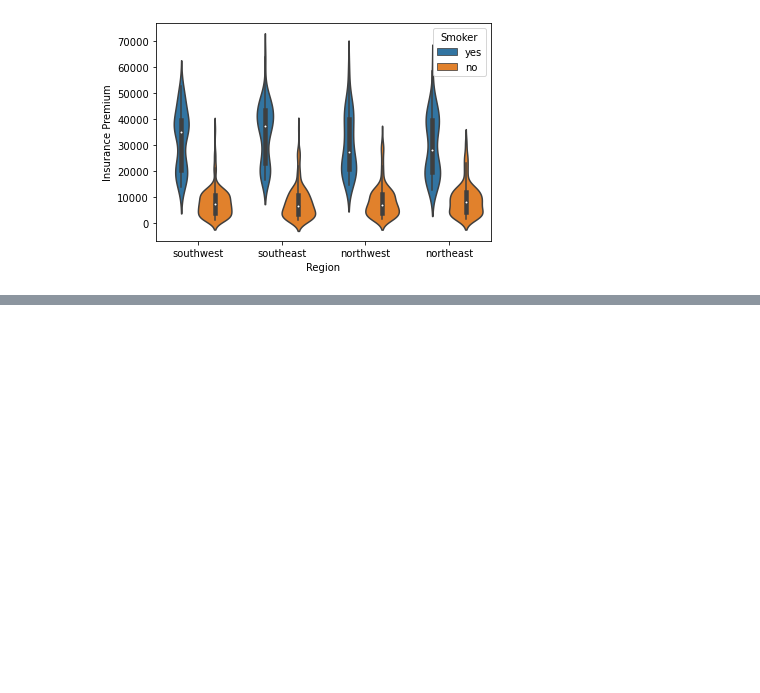
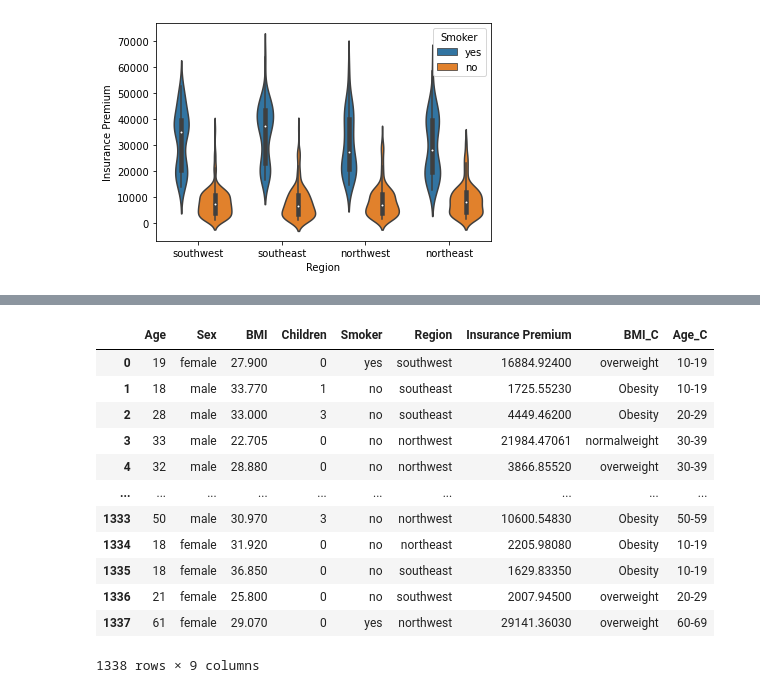
Before and after one commit to data301-2021-summer2/project-group24-project, a Jupyter notebook: analysis/scripts/Data Analysis.ipynb, the cells around one changed output, grey strips where cells are left out. Drawn from its saved outputs; the diff is of its cells as text; code cells hidden in the pictures; blank space fills up the shorter version.

```diff
--- a/analysis/scripts/Data Analysis.ipynb
+++ b/analysis/scripts/Data Analysis.ipynb
@@ -154,0 +144,13 @@ The Insurance Premium for smokers are higher than non-smokers no matter what gen
+# %%
+BMI_C=[]
+for i in df.BMI:
+    if i<18.5:
+        BMI_C.append('underweight')
+    elif 18.5<=i<25:
+        BMI_C.append('normalweight')
+    elif 25<=i<30:
+        BMI_C.append('overweight')
+    elif i>=30:
+        BMI_C.append('Obesity')
+df['BMI_C']=BMI_C
+df
@@ -154,0 +187,34 @@ The Insurance Premium for smokers are higher than non-smokers no matter what gen
+# %%
+Age_C=[]
+for i in df.Age:
+    if 0<i<10:
+        Age_C.append('0-9')
+    elif 10<=i<20:
+        Age_C.append('10-19')
+    elif 20<=i<30:
+        Age_C.append('20-29')
+    elif 30<=i<40:
+        Age_C.append('30-39')
+    elif 40<=i<50:
+        Age_C.append('40-49')
+    elif 50<=i<60:
+        Age_C.append('50-59')
+    elif 60<=i<70:
+        Age_C.append('60-69')
+
+df['Age_C']=Age_C
+df
+# %% [output]
+|  | Age | Sex | BMI | Children | Smoker | Region | Insurance Premium | BMI_C | Age_C |
+| 0 | 19 | female | 27.900 | 0 | yes | southwest | 16884.92400 | overweight | 10-19 |
+| 1 | 18 | male | 33.770 | 1 | no | southeast | 1725.55230 | Obesity | 10-19 |
+| 2 | 28 | male | 33.000 | 3 | no | southeast | 4449.46200 | Obesity | 20-29 |
+| 3 | 33 | male | 22.705 | 0 | no | northwest | 21984.47061 | normalweight | 30-39 |
+| 4 | 32 | male | 28.880 | 0 | no | northwest | 3866.85520 | overweight | 30-39 |
+| ... | ... | ... | ... | ... | ... | ... | ... | ... | ... |
+| 1333 | 50 | male | 30.970 | 3 | no | northwest | 10600.54830 | Obesity | 50-59 |
+| 1334 | 18 | female | 31.920 | 0 | no | northeast | 2205.98080 | Obesity | 10-19 |
+| 1335 | 18 | female | 36.850 | 0 | no | southeast | 1629.83350 | Obesity | 10-19 |
+| 1336 | 21 | female | 25.800 | 0 | no | southwest | 2007.94500 | overweight | 20-29 |
+| 1337 | 61 | female | 29.070 | 0 | yes | northwest | 29141.36030 | overweight | 60-69 |
+1338 rows × 9 columns
```
Also changed, not shown: parts of 13 cells of this notebook.
